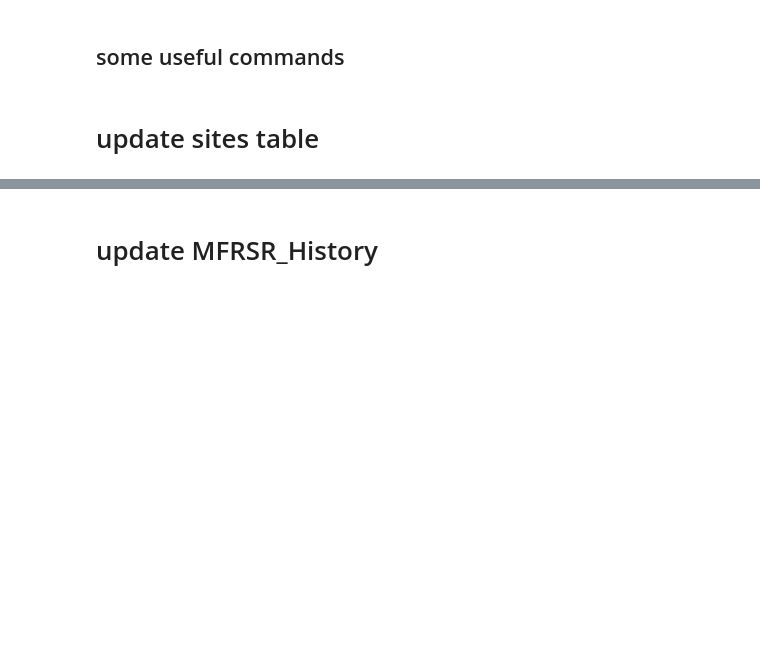
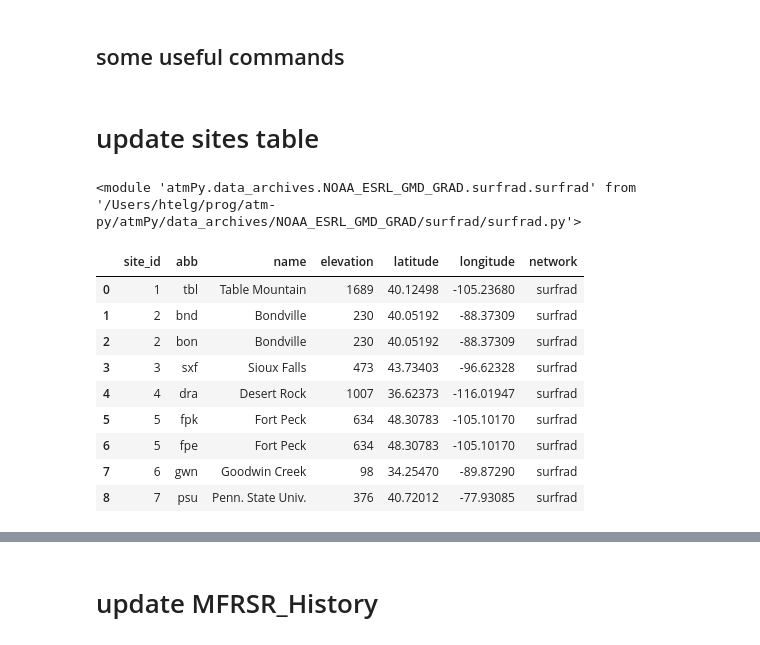
Before and after one commit to hagne/SURFRAD, a Jupyter notebook: notebooks/databases/surfrad_database_interface.ipynb, the cells around one changed output, grey strips where cells are left out. Cells and saved outputs as stored; diff of their text form; code cells hidden in the pictures; blank space fills up the shorter version.

```diff
--- a/notebooks/databases/surfrad_database_interface.ipynb
+++ b/notebooks/databases/surfrad_database_interface.ipynb
@@ -81,11 +108,27 @@ db.execute_query('DROP TABLE IF EXISTS [what to delet];')
 # update sites table
 # %%
 import atmPy.data_archives.NOAA_ESRL_GMD_GRAD.surfrad.surfrad as atmsrf
+# %%
+reload(atmsrf)
+# %% [output]
+<module 'atmPy.data_archives.NOAA_ESRL_GMD_GRAD.surfrad.surfrad' from '/Users/htelg/prog/atm-py/atmPy/data_archives/NOAA_ESRL_GMD_GRAD/surfrad/surfrad.py'>
 # %%
 overwrite = True
 # %%
 df = db.dump_table('sites')
 df = df.drop('index', axis=1)
+df
+# %% [output]
+|  | site_id | abb | name | elevation | latitude | longitude | network |
+| 0 | 1 | tbl | Table Mountain | 1689 | 40.12498 | -105.23680 | surfrad |
+| 1 | 2 | bnd | Bondville | 230 | 40.05192 | -88.37309 | surfrad |
+| 2 | 2 | bon | Bondville | 230 | 40.05192 | -88.37309 | surfrad |
+| 3 | 3 | sxf | Sioux Falls | 473 | 43.73403 | -96.62328 | surfrad |
+| 4 | 4 | dra | Desert Rock | 1007 | 36.62373 | -116.01947 | surfrad |
+| 5 | 5 | fpk | Fort Peck | 634 | 48.30783 | -105.10170 | surfrad |
+| 6 | 5 | fpe | Fort Peck | 634 | 48.30783 | -105.10170 | surfrad |
+| 7 | 6 | gwn | Goodwin Creek | 98 | 34.25470 | -89.87290 | surfrad |
+| 8 | 7 | psu | Penn. State Univ. | 376 | 40.72012 | -77.93085 | surfrad |
 # %%
 # df = df.sort_values('site_id')
 # %%
```
Also changed, not shown: parts of 8 cells of this notebook, 1 other file.
